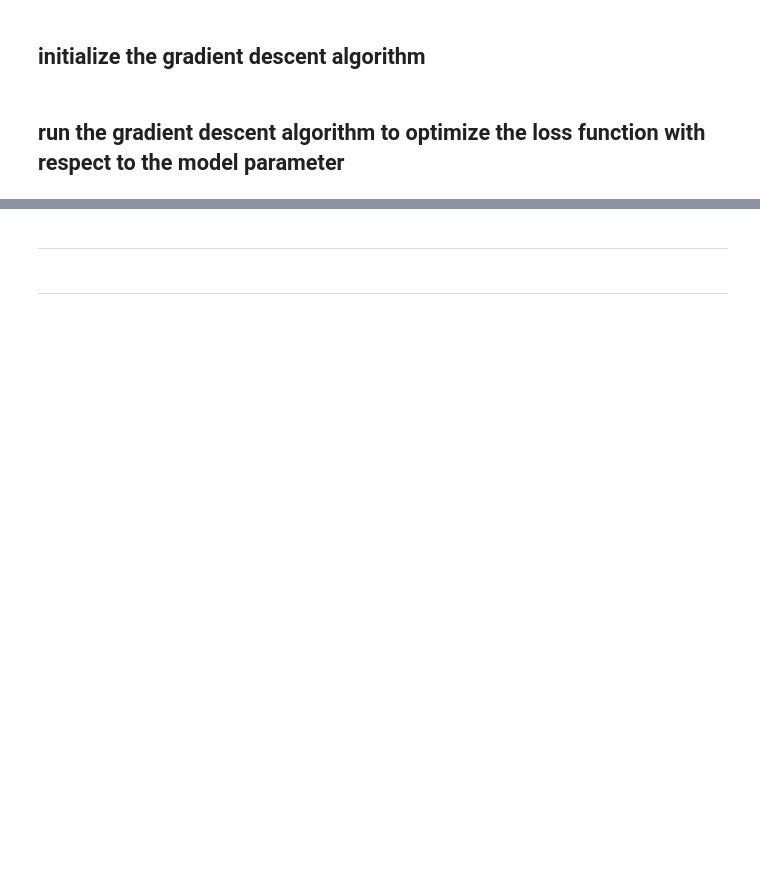
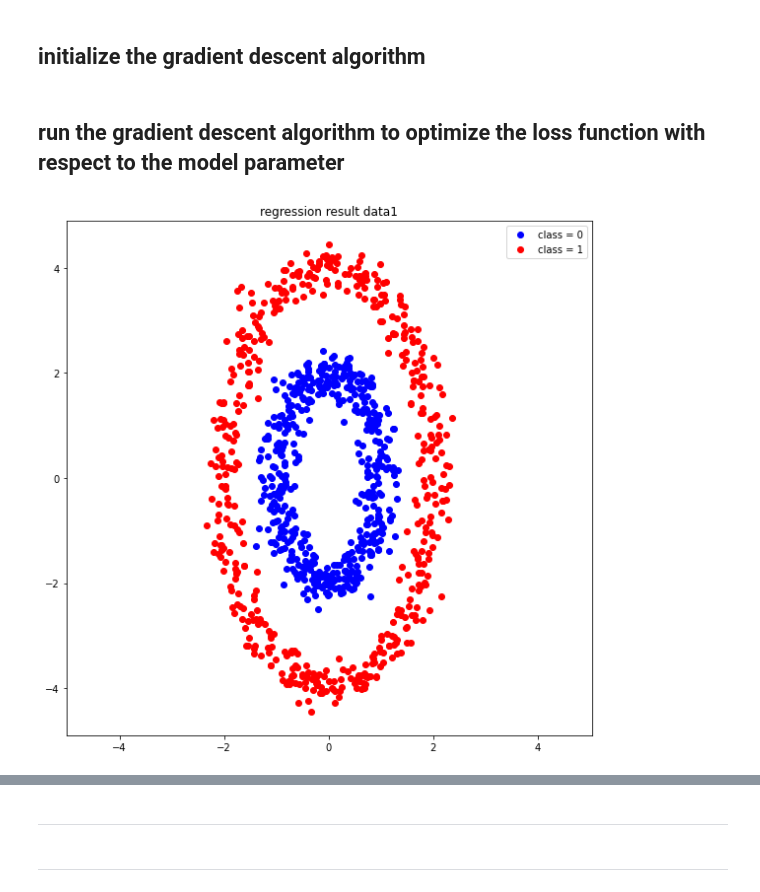
Before and after one commit to robinjoo1015/machine-learning-2022-1, a Jupyter notebook: 09/assignment_09.ipynb, the cells around one changed output, grey strips where cells are left out. Saved outputs shown, nothing was run; the diff lists cells and outputs as text; code cells hidden in the pictures; blank space fills up the shorter version.

```diff
--- a/09/assignment_09.ipynb
+++ b/09/assignment_09.ipynb
@@ -319,3 +320,22 @@ for i in range(data2_number_iteration):
     data2_accuracy_iteration[i] = accuracy2
 
 data2_theta_optimal = theta2
+# %%
+r1 = np.where(compute_logistic_regression(data1_theta_optimal, compute_feature1(data1_point))>0.5,1,0)
+r1_label0 = (r1==0)
+r1_label1 = (r1==1)
+r1_x_0 = data1_point_x[r1_label0]
+r1_y_0 = data1_point_y[r1_label0]
+r1_x_1 = data1_point_x[r1_label1]
+r1_y_1 = data1_point_y[r1_label1]
+
+plt.figure(figsize=(8,8))
+plt.title('regression result data1')
+plt.plot(r1_x_0, r1_y_0, 'o', color='blue', label='class = 0')
+plt.plot(r1_x_1, r1_y_1, 'o', color='red', label='class = 1')
+plt.axis('equal')
+plt.legend()
+plt.tight_layout()
+plt.show()
+# %% [output]
+[figure, added]
```
Also changed, not shown: parts of 4 cells of this notebook, 4 other files.
